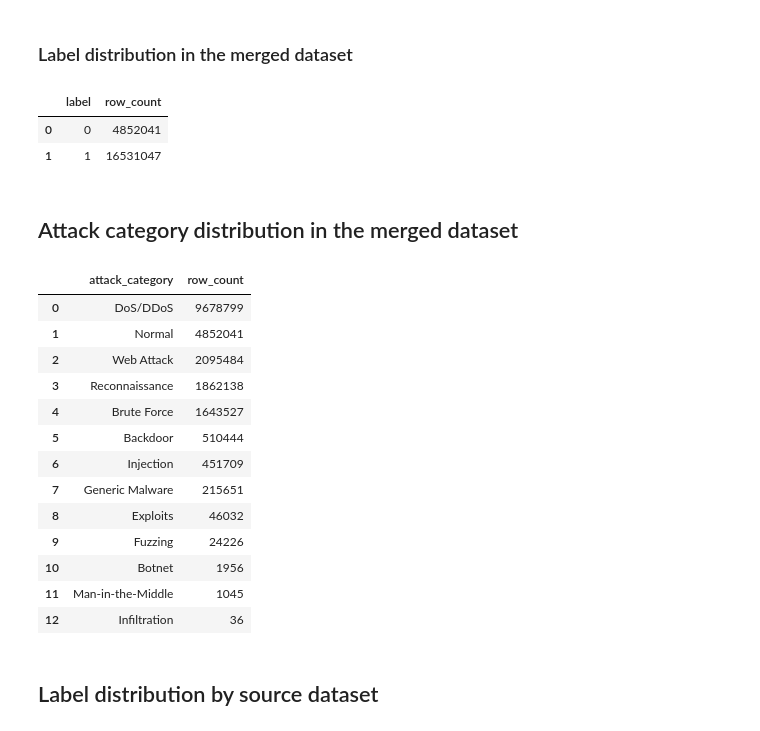
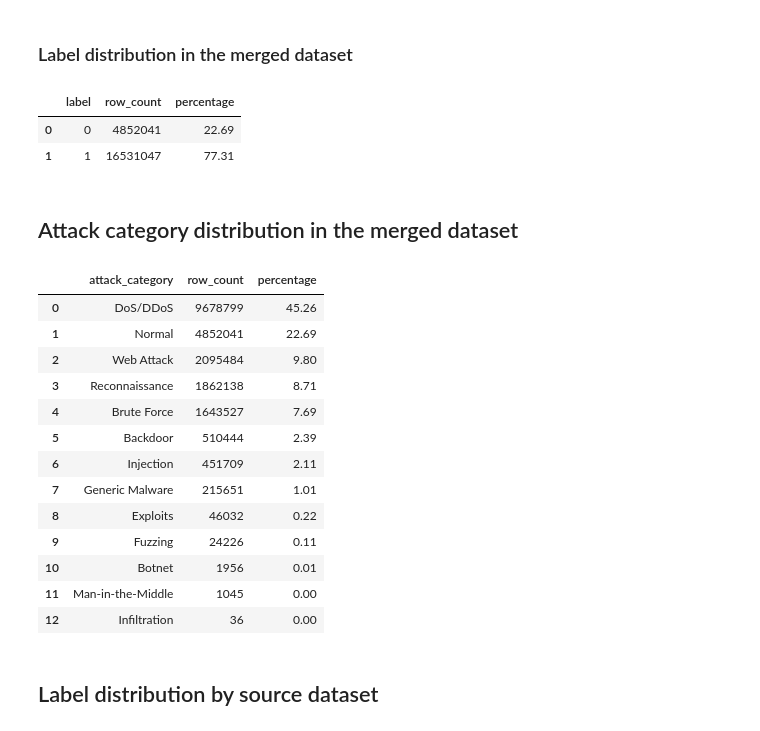
Before and after one commit to amarchini5339/AAI-540-Group5, a Jupyter notebook: 2_feature-eng/4_data_sample_and_split.ipynb, the cells around one changed output. Cells and saved outputs as stored; diff of their text form; code cells hidden in the pictures.

```diff
--- a/2_feature-eng/5_data_sample_and_split.ipynb
+++ b/2_feature-eng/4_data_sample_and_split.ipynb
@@ -89,45 +87,61 @@ rows_per_source
 label_dist = read_sql(f"""
 SELECT
   label,
-  COUNT(*) AS row_count
-FROM {database_name}.feature_engineered_cleaned
-GROUP BY label
+  row_count,
+  ROUND(
+      100.0 * row_count
+      / SUM(row_count) OVER (),
+      2
+  ) AS percentage
+FROM (
+    SELECT
+        label,
+        COUNT(*) AS row_count
+    FROM {database_name}.feature_engineered_cleaned
+    GROUP BY label
+) t
 ORDER BY label
 """)
 
 label_dist
 # %% [output]
-|  | label | row_count |
-| 0 | 0 | 4852041 |
-| 1 | 1 | 16531047 |
+|  | label | row_count | percentage |
+| 0 | 0 | 4852041 | 22.69 |
+| 1 | 1 | 16531047 | 77.31 |
 # %% [markdown]
 ## Attack category distribution in the merged dataset
 # %%
 attack_category_dist = read_sql(f"""
 SELECT
-  COALESCE(NULLIF(trim(attack_category), ''), 'UNKNOWN') AS attack_category,
-  COUNT(*) AS row_count
-FROM {database_name}.feature_engineered_cleaned
-GROUP BY 1
+  attack_category,
+  row_count,
+  ROUND(100.0 * row_count / SUM(row_count) OVER (), 2) AS percentage
+FROM (
+    SELECT
+        COALESCE(NULLIF(trim(attack_category), ''), 'UNKNOWN') AS attack_category,
+        COUNT(*) AS row_count
+    FROM {database_name}.feature_engineered_cleaned
+    GROUP BY 1
+) t
 ORDER BY row_count DESC
 """)
 
 attack_category_dist
 # %% [output]
-|  | attack_category | row_count |
-| 0 | DoS/DDoS | 9678799 |
-| 1 | Normal | 4852041 |
-| 2 | Web Attack | 2095484 |
-| 3 | Reconnaissance | 1862138 |
-| 4 | Brute Force | 1643527 |
-| 5 | Backdoor | 510444 |
-| 6 | Injection | 451709 |
-| 7 | Generic Malware | 215651 |
-| 8 | Exploits | 46032 |
-| 9 | Fuzzing | 24226 |
-| 10 | Botnet | 1956 |
-| 11 | Man-in-the-Middle | 1045 |
-| 12 | Infiltration | 36 |
+|  | attack_category | row_count | percentage |
+| 0 | DoS/DDoS | 9678799 | 45.26 |
+| 1 | Normal | 4852041 | 22.69 |
+| 2 | Web Attack | 2095484 | 9.80 |
+| 3 | Reconnaissance | 1862138 | 8.71 |
+| 4 | Brute Force | 1643527 | 7.69 |
+| 5 | Backdoor | 510444 | 2.39 |
+| 6 | Injection | 451709 | 2.11 |
+| 7 | Generic Malware | 215651 | 1.01 |
+| 8 | Exploits | 46032 | 0.22 |
+| 9 | Fuzzing | 24226 | 0.11 |
+| 10 | Botnet | 1956 | 0.01 |
+| 11 | Man-in-the-Middle | 1045 | 0.00 |
+| 12 | Infiltration | 36 | 0.00 |
 # %% [markdown]
 ## Label distribution by source dataset
 # %%
```
Also changed, not shown: parts of 18 cells of this notebook, 6 other files.
